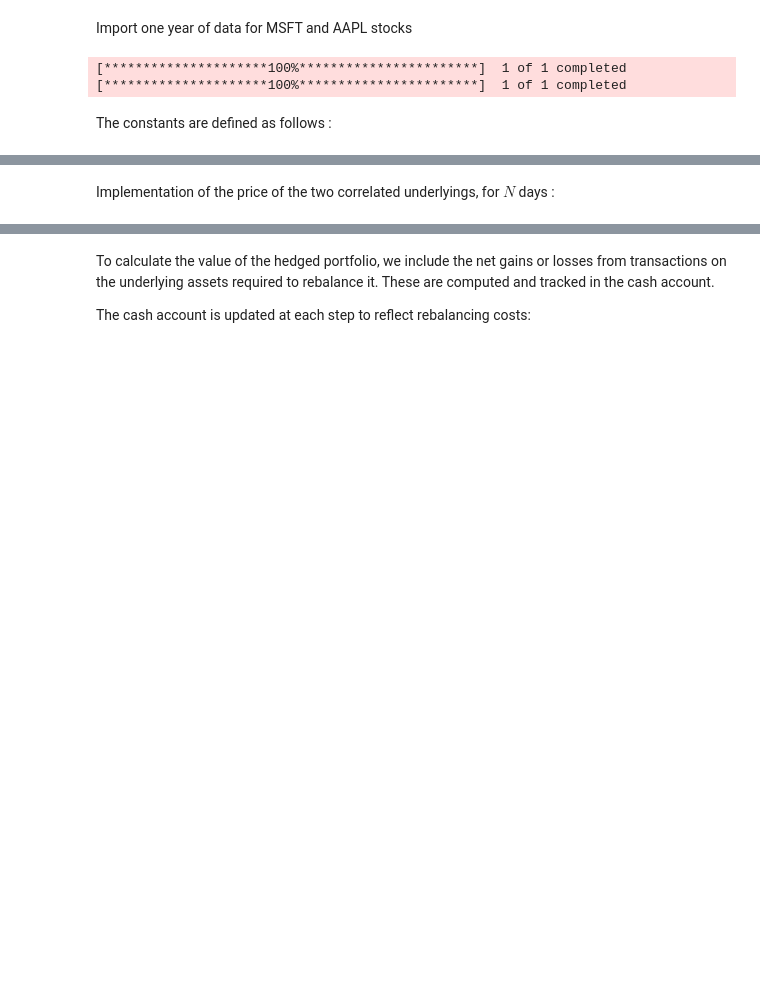
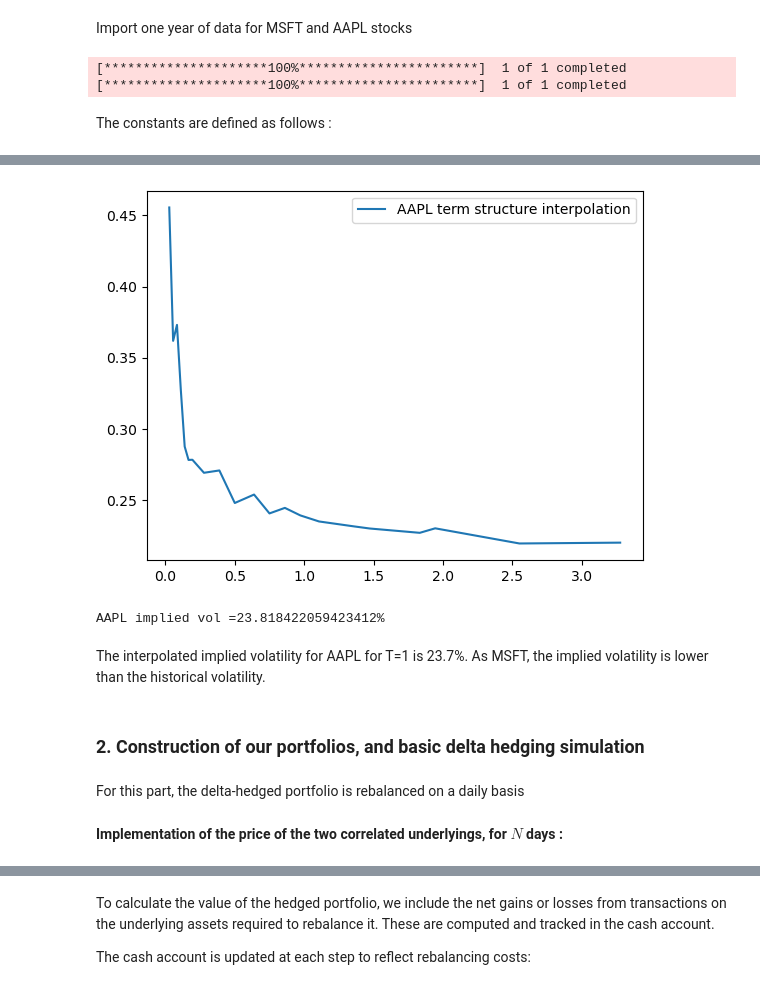
Before and after one commit to BaptisteSorel/Github---Profect-Delta-Hedging, a Jupyter notebook: Python Project.ipynb, the cells around one changed output, grey strips where cells are left out. Saved outputs shown, nothing was run; the diff lists cells and outputs as text; code cells hidden in the pictures; blank space fills up the shorter version.

```diff
--- a/Python Project.ipynb
+++ b/Python Project.ipynb
@@ -86,5 +156,42 @@ print(sigma_MSFT,rho)
+# %%
+########## AAPL ############
+aapl_options=yf.Ticker("AAPL")
+aapl_maturities=aapl_options.options
+iv_data=[]
+mat_data=[]
+
+for maturity in aapl_maturities:
+    chain=aapl_options.option_chain(maturity).calls # Get all the calls for that maturity
+    call=chain.loc[(chain['strike']==K_AAPL)] # Filter with a strike of 230
+    if len(call)>0:
+        strike_used=call['strike'].values[0]
+        price=call['lastPrice'].values[0]
+        if price>0:
+            T=(datetime.strptime(maturity, '%Y-%m-%d')- datetime.strptime(today,'%Y-%m-%d')).days/N
+            iv=bs_call_iv(price, S_AAPL_spot, strike_used, T, r, q_AAPL)
+            iv_data.append(iv)
+            mat_data.append(T)
+
+
+interp_func=interp1d(mat_data, iv_data, kind='linear', fill_value='extrapolate')
+sigma_imp_AAPL=interp_func(1.0)
+
+plt.plot(mat_data,interp_func(mat_data),label="AAPL term structure interpolation")
+plt.legend()
+plt.show()
+
+print('AAPL implied vol ='+str(sigma_imp_AAPL*100)+"%")
+# %% [output]
+[figure, added]
+AAPL implied vol =23.818422059423412%
+# %% [markdown]
+The interpolated implied volatility for AAPL for T=1 is 23.7%. As MSFT, the implied volatility is lower than the historical volatility.
+# %% [markdown]
+### 2.   Construction of our portfolios, and basic delta hedging simulation
+# %% [markdown]
+For this part, the delta-hedged portfolio is rebalanced on a daily basis
 # %% [markdown]
-Implementation of the price of the two correlated underlyings, for $N$ days :
+**Implementation of the price of the two correlated underlyings, for $N$ days :**
 # %%
 def S_price_correlated(mu1,mu2,sigma1,sigma2,N,S_spot1,S_spot2,corr):
     S1,S2=[0]*N,[0]*N
```
Also changed, not shown: parts of 29 cells of this notebook.
